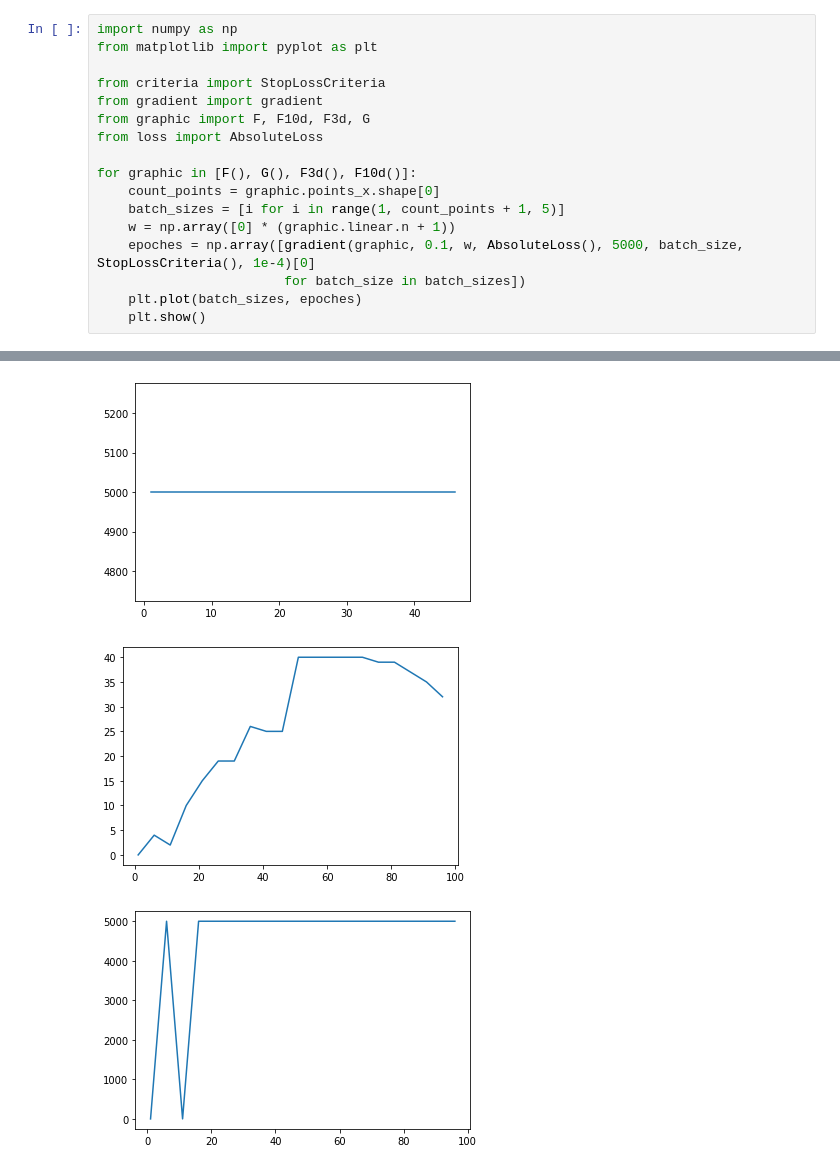
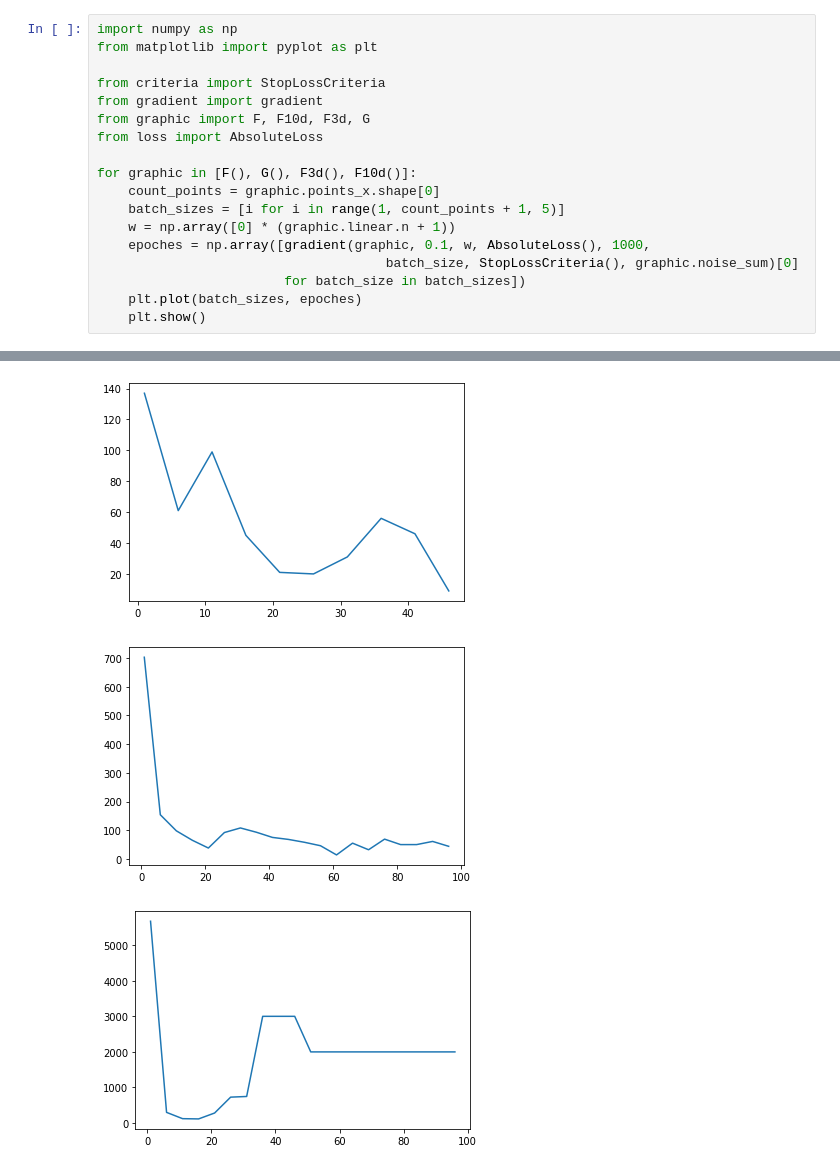
Before and after one commit to alexanderlvarfolomeev/meth-opt-2, a Jupyter notebook: kuznetsov.ipynb, the cells around one changed output, grey strips where cells are left out. Cells and saved outputs as stored; diff of their text form.

```diff
--- a/kuznetsov.ipynb
+++ b/kuznetsov.ipynb
@@ -11,7 +11,8 @@ for graphic in [F(), G(), F3d(), F10d()]:
     count_points = graphic.points_x.shape[0]
     batch_sizes = [i for i in range(1, count_points + 1, 5)]
     w = np.array([0] * (graphic.linear.n + 1))
-    epoches = np.array([gradient(graphic, 0.1, w, AbsoluteLoss(), 5000, batch_size, StopLossCriteria(), 1e-4)[0]
+    epoches = np.array([gradient(graphic, 0.1, w, AbsoluteLoss(), 1000,
+                                     batch_size, StopLossCriteria(), graphic.noise_sum)[0]
                         for batch_size in batch_sizes])
     plt.plot(batch_sizes, epoches)
     plt.show()
@@ -20,3 +21,3 @@ for graphic in [F(), G(), F3d(), F10d()]:
-[figure, old version]
+[figure, new version]
-[figure, old version]
+[figure, new version]
-[figure, old version]
+[figure, new version]
```
Also changed, not shown: parts of 1 cell of this notebook, 1 other file.
